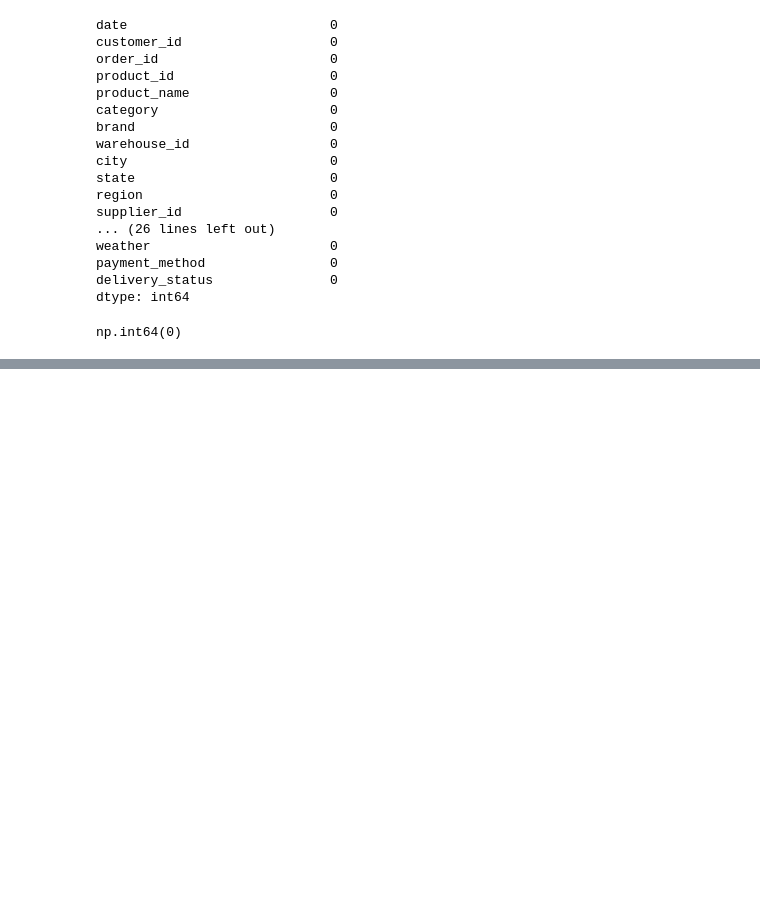
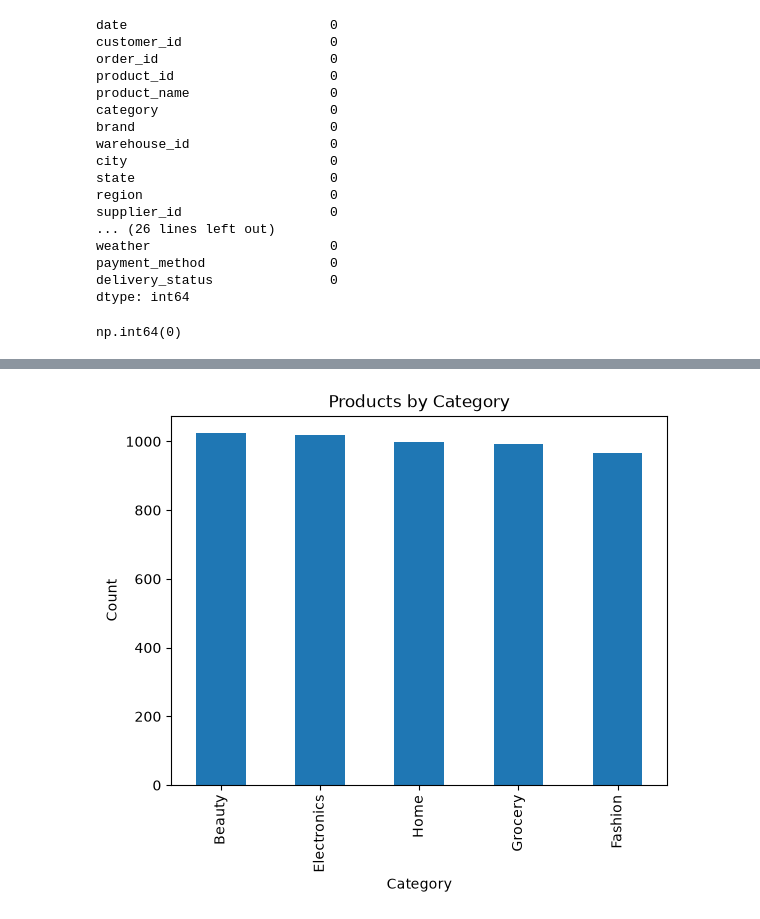
Before and after one commit to pavankumarkema/SupplyChainDemandForecasting, a Jupyter notebook: notebooks/01_data_understanding.ipynb, the cells around one changed output, grey strips where cells are left out. Saved outputs shown, nothing was run; the diff lists cells and outputs as text; code cells hidden in the pictures; blank space fills up the shorter version.

```diff
--- a/notebooks/01_data_understanding.ipynb
+++ b/notebooks/01_data_understanding.ipynb
@@ -100,0 +227,10 @@ np.int64(0)
+# %%
+category_counts = df["category"].value_counts()
+
+category_counts.plot(kind="bar")
+plt.title("Products by Category")
+plt.xlabel("Category")
+plt.ylabel("Count")
+plt.show()
+# %% [output]
+[figure, added]
```
Also changed, not shown: parts of 171 cells of this notebook, 1 other file.
